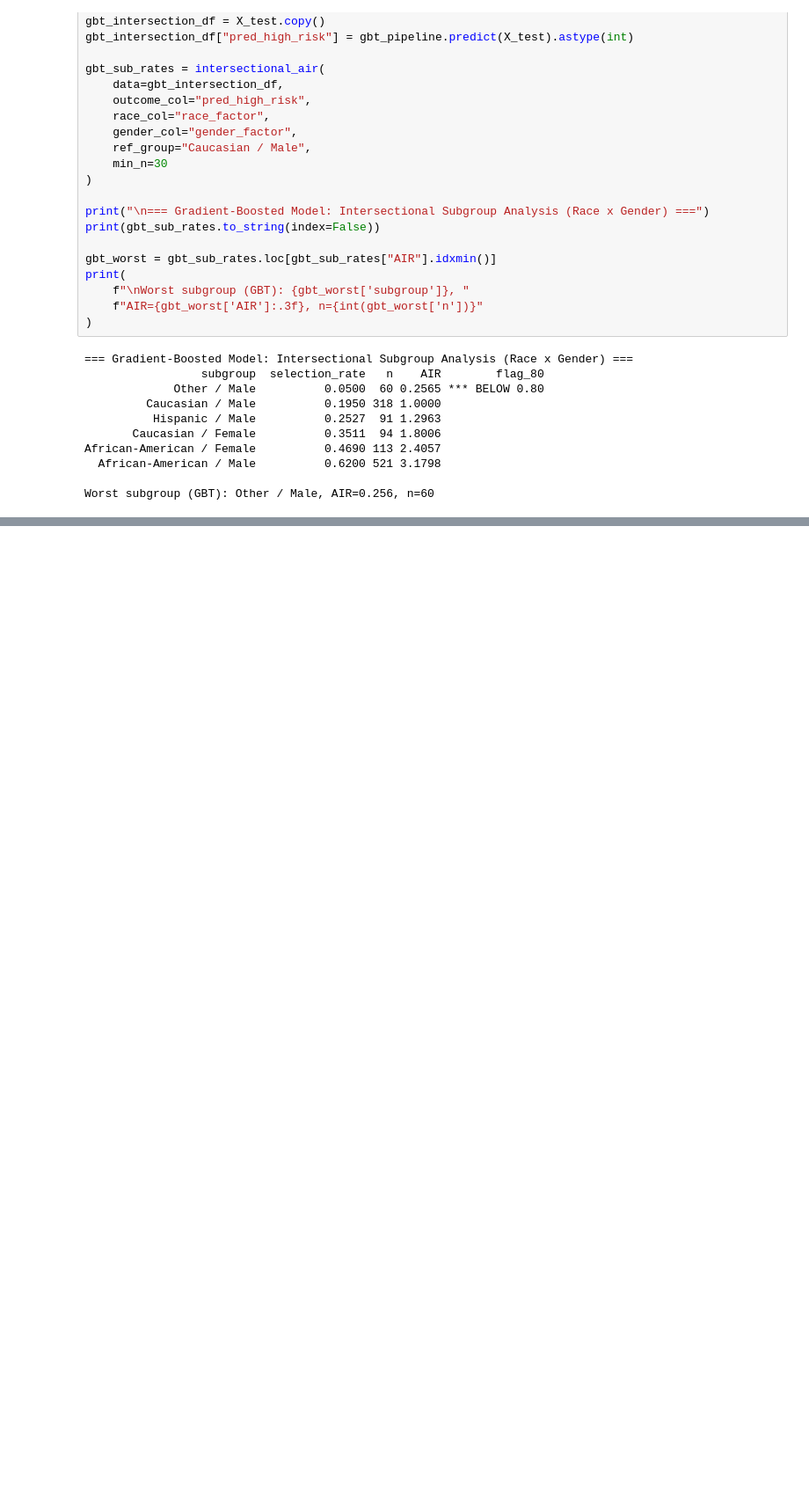
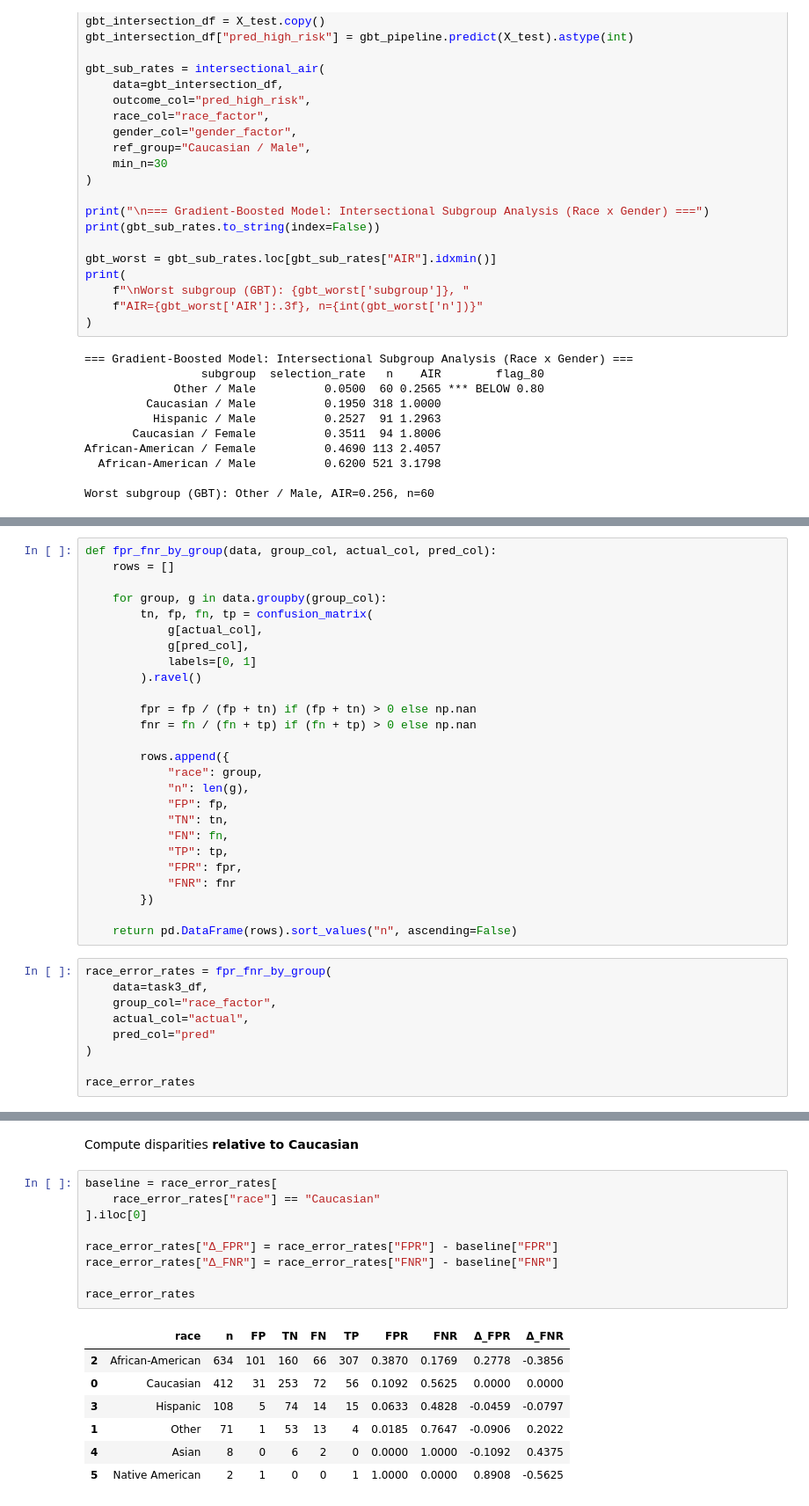
Before and after one commit to isambilo/rML, a Jupyter notebook: COMPAS_Analysis.ipynb, the cells around one changed output, grey strips where cells are left out. Shown at 88% size. Drawn from its saved outputs; the diff is of its cells as text; blank space fills up the shorter version.

```diff
--- a/COMPAS_Analysis.ipynb
+++ b/COMPAS_Analysis.ipynb
@@ -1509,0 +1625,35 @@ Worst subgroup (GBT): Other / Male, AIR=0.256, n=60
+# %%
+def fpr_fnr_by_group(data, group_col, actual_col, pred_col):
+    rows = []
+
+    for group, g in data.groupby(group_col):
+        tn, fp, fn, tp = confusion_matrix(
+            g[actual_col],
+            g[pred_col],
+            labels=[0, 1]
+        ).ravel()
+
+        fpr = fp / (fp + tn) if (fp + tn) > 0 else np.nan
+        fnr = fn / (fn + tp) if (fn + tp) > 0 else np.nan
+
+        rows.append({
+            "race": group,
+            "n": len(g),
+            "FP": fp,
+            "TN": tn,
+            "FN": fn,
+            "TP": tp,
+            "FPR": fpr,
+            "FNR": fnr
+        })
+
+    return pd.DataFrame(rows).sort_values("n", ascending=False)
+# %%
+race_error_rates = fpr_fnr_by_group(
+    data=task3_df,
+    group_col="race_factor",
+    actual_col="actual",
+    pred_col="pred"
+)
+
+race_error_rates
@@ -1509,0 +1668,19 @@ Worst subgroup (GBT): Other / Male, AIR=0.256, n=60
+# %% [markdown]
+Compute disparities **relative to Caucasian**
+# %%
+baseline = race_error_rates[
+    race_error_rates["race"] == "Caucasian"
+].iloc[0]
+
+race_error_rates["Δ_FPR"] = race_error_rates["FPR"] - baseline["FPR"]
+race_error_rates["Δ_FNR"] = race_error_rates["FNR"] - baseline["FNR"]
+
+race_error_rates
+# %% [output]
+|  | race | n | FP | TN | FN | TP | FPR | FNR | Δ_FPR | Δ_FNR |
+| 2 | African-American | 634 | 101 | 160 | 66 | 307 | 0.3870 | 0.1769 | 0.2778 | -0.3856 |
+| 0 | Caucasian | 412 | 31 | 253 | 72 | 56 | 0.1092 | 0.5625 | 0.0000 | 0.0000 |
+| 3 | Hispanic | 108 | 5 | 74 | 14 | 15 | 0.0633 | 0.4828 | -0.0459 | -0.0797 |
+| 1 | Other | 71 | 1 | 53 | 13 | 4 | 0.0185 | 0.7647 | -0.0906 | 0.2022 |
+| 4 | Asian | 8 | 0 | 6 | 2 | 0 | 0.0000 | 1.0000 | -0.1092 | 0.4375 |
+| 5 | Native American | 2 | 1 | 0 | 0 | 1 | 1.0000 | 0.0000 | 0.8908 | -0.5625 |
```
Also changed, not shown: parts of 41 cells of this notebook.
